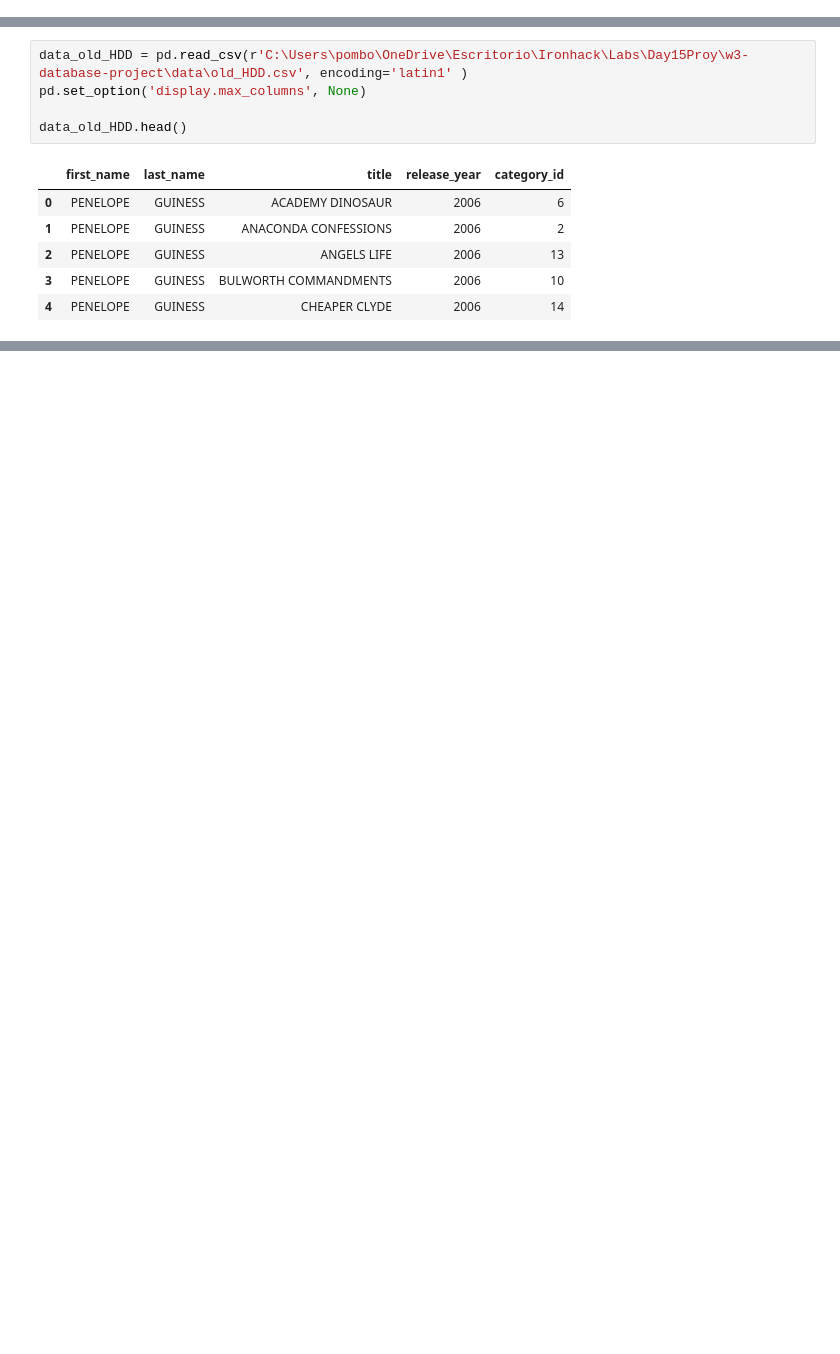
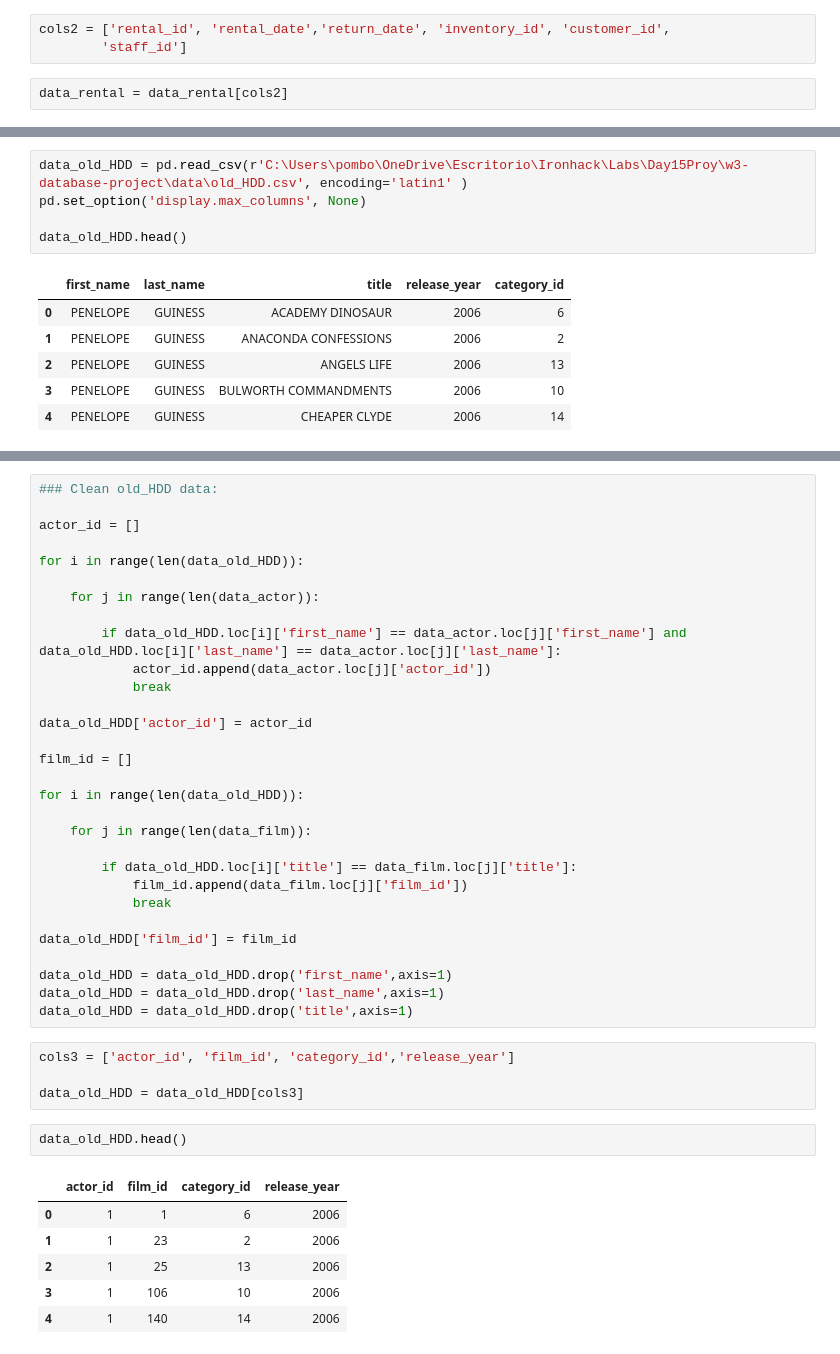
Before and after one commit to pombo7676/w3-database-project, a Jupyter notebook: SRC/Films_main.ipynb, the cells around one changed output, grey strips where cells are left out. Drawn from its saved outputs; the diff is of its cells as text; blank space fills up the shorter version.

```diff
--- a/SRC/Films_main.ipynb
+++ b/SRC/Films_main.ipynb
@@ -164,0 +308,5 @@ data_rental.head()
+# %%
+cols2 = ['rental_id', 'rental_date','return_date', 'inventory_id', 'customer_id',
+        'staff_id']
+# %%
+data_rental = data_rental[cols2]
@@ -180,0 +450,43 @@ data_old_HDD.head()
+# %%
+### Clean old_HDD data:
+
+actor_id = []
+
+for i in range(len(data_old_HDD)):
+
+    for j in range(len(data_actor)):
+
+        if data_old_HDD.loc[i]['first_name'] == data_actor.loc[j]['first_name'] and data_old_HDD.loc[i]['last_name'] == data_actor.loc[j]['last_name']:
+            actor_id.append(data_actor.loc[j]['actor_id'])
+            break
+
+data_old_HDD['actor_id'] = actor_id
+
+film_id = []
+
+for i in range(len(data_old_HDD)):
+
+    for j in range(len(data_film)):
+
+        if data_old_HDD.loc[i]['title'] == data_film.loc[j]['title']:
+            film_id.append(data_film.loc[j]['film_id'])
+            break
+
+data_old_HDD['film_id'] = film_id
+
+data_old_HDD = data_old_HDD.drop('first_name',axis=1)
+data_old_HDD = data_old_HDD.drop('last_name',axis=1)
+data_old_HDD = data_old_HDD.drop('title',axis=1)
+# %%
+cols3 = ['actor_id', 'film_id', 'category_id','release_year']
+
+data_old_HDD = data_old_HDD[cols3]
+# %%
+data_old_HDD.head()
+# %% [output]
+|  | actor_id | film_id | category_id | release_year |
+| 0 | 1 | 1 | 6 | 2006 |
+| 1 | 1 | 23 | 2 | 2006 |
+| 2 | 1 | 25 | 13 | 2006 |
+| 3 | 1 | 106 | 10 | 2006 |
+| 4 | 1 | 140 | 14 | 2006 |
```
Also changed, not shown: parts of 79 cells of this notebook, 2 other files.
